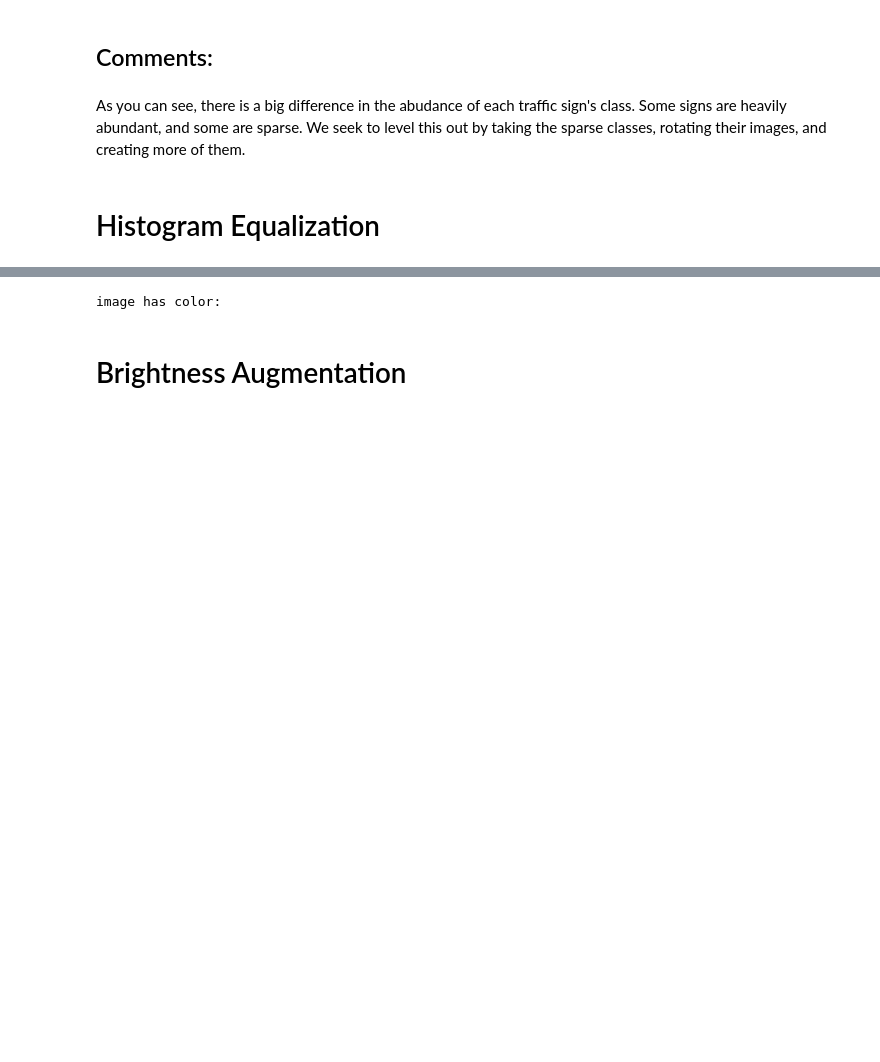
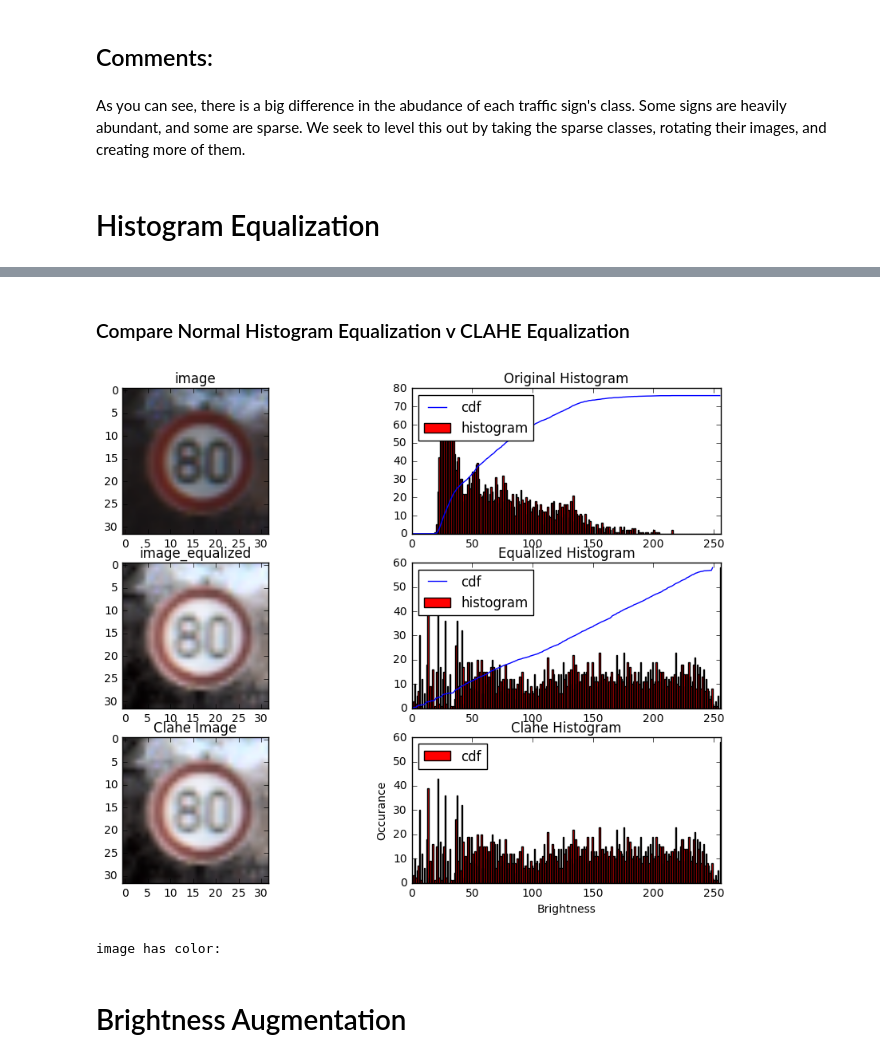
Before and after one commit to Self-Driving-Cars-LosAngeles/TrafficSignClassification, a Jupyter notebook: Traffic_Sign_Classifier_SDCLA.ipynb, the cells around one changed output, grey strips where cells are left out. Drawn from its saved outputs; the diff is of its cells as text; code cells hidden in the pictures; blank space fills up the shorter version.

```diff
--- a/Traffic_Sign_Classifier_SDCLA.ipynb
+++ b/Traffic_Sign_Classifier_SDCLA.ipynb
@@ -218,0 +295,6 @@ As you can see, there is a big difference in the abudance of each traffic sign's
+# %% [markdown]
+### Compare Normal Histogram Equalization v CLAHE Equalization
+# %%
+plot_histograms(image1, image2RGB, image3RGB)
+# %% [output]
+[figure, added]
```
Also changed, not shown: parts of 10 cells of this notebook.
